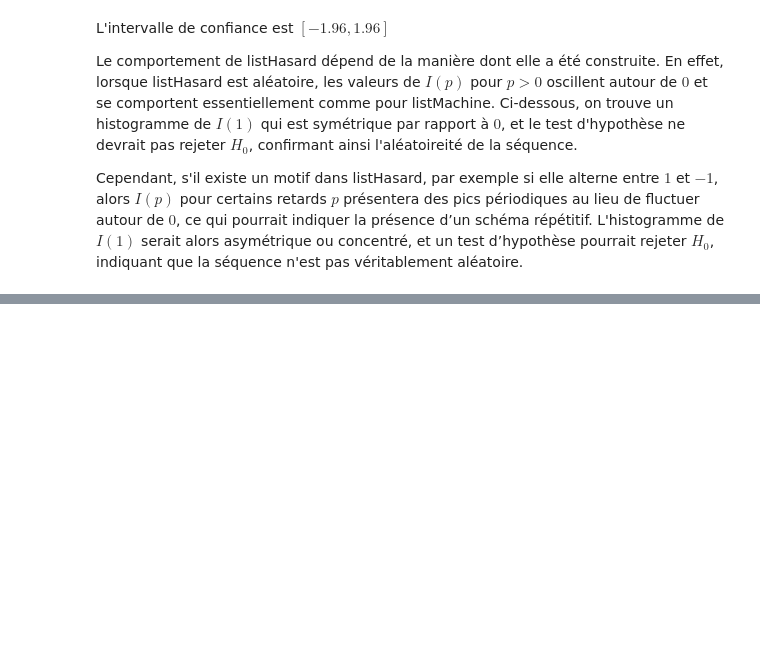
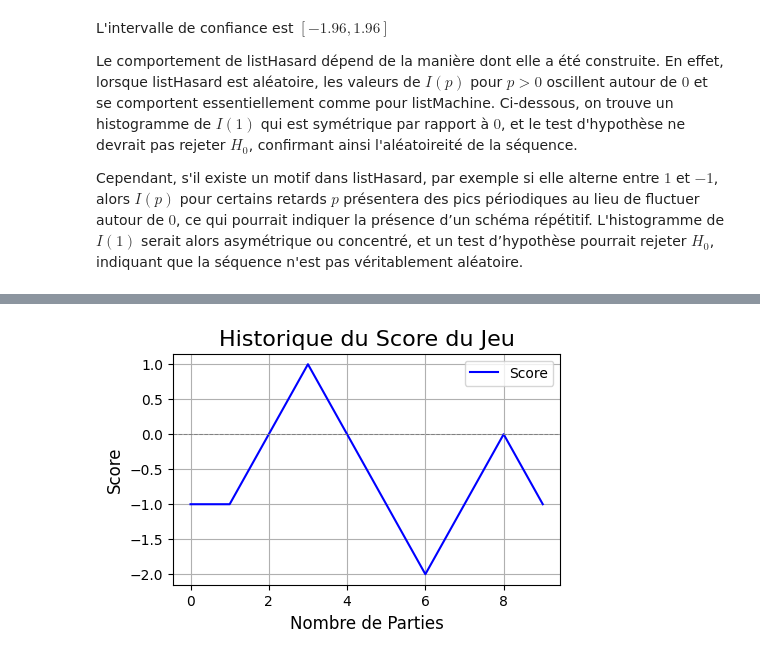
Before and after one commit to wel1s/statistic-AI, a Jupyter notebook: Jeu-IHM.ipynb, the cells around one changed output, grey strips where cells are left out. Drawn from its saved outputs; the diff is of its cells as text; code cells hidden in the pictures; blank space fills up the shorter version.

```diff
--- a/Jeu-IHM.ipynb
+++ b/Jeu-IHM.ipynb
@@ -620,0 +626,81 @@ $I(p)$ pour certains retards $p$ présentera des pics périodiques au lieu de fl
+# %%
+import tkinter as tk
+import numpy as np
+from matplotlib.backends.backend_tkagg import FigureCanvasTkAgg
+import matplotlib.pyplot as plt
+
+choix = ["Pierre", "Papier", "Ciseaux", "Lézard", "Spock"]
+règles = {
+    (0, 2): 1, (0, 3): 1, (1, 0): 1, (1, 4): 1,
+    (2, 1): 1, (2, 3): 1, (3, 1): 1, (3, 4): 1,
+    (4, 0): 1, (4, 2): 1
+}
+règles.update({(j, i): -1 for i, j in règles.keys()})
+for i in range(5):
+    règles[(i, i)] = 0
+
+mouvements_humain = []
+mouvements_ia = []
+scores = []
+score = 0
+mémoire = np.zeros((5, 5), dtype=int)
+
+def decision_ia(mouvement_humain):
+    if len(mouvements_humain) < 1:
+        return np.random.choice(range(5))
+    probabilités = mémoire[mouvement_humain] / (np.sum(mémoire[mouvement_humain]) + 1e-10)
+    mouvement_humain_prédit = np.argmax(probabilités)
+    return (mouvement_humain_prédit + 1) % 5
+
+def jouer(mouvement_humain):
+    global score, mémoire
+    mouvement_ia = decision_ia(mouvement_humain)
+    if len(mouvements_humain) > 0:
+        mémoire[mouvements_humain[-1], mouvement_humain] += 1
+    résultat = règles[(mouvement_humain, mouvement_ia)]
+    mouvements_humain.append(mouvement_humain)
+    mouvements_ia.append(mouvement_ia)
+    score += résultat
+    scores.append(score)
+    etiquette_mouvement.config(
+        text=f"Humain : {choix[mouvement_humain]}, IA : {choix[mouvement_ia]}\nRésultat : {'Gagné' if résultat == 1 else 'Perdu' if résultat == -1 else 'Égalité'}"
+    )
+    etiquette_score.config(text=f"Score : {score}")
+    mettre_a_jour_graphique()
+
+def mettre_a_jour_graphique():
+    ax.clear()
+    ax.plot(scores, label="Score", color="blue")
+    ax.axhline(0, color="gray", linestyle="--", linewidth=0.7)
+    ax.set_title("Historique du Score du Jeu", fontsize=16)
+    ax.set_xlabel("Nombre de Parties", fontsize=12)
+    ax.set_ylabel("Score", fontsize=12)
+    ax.grid(True)
+    ax.legend()
+    canvas.draw()
+
+racine = tk.Tk()
+racine.title("Pierre-Papier-Ciseaux-Lézard-Spock")
+racine.geometry("800x600")  # Définir la taille de la fenêtre (Largeur x Hauteur)
+
+etiquette_mouvement = tk.Label(racine, text="Faites votre choix !", font=("Arial", 14))
+etiquette_mouvement.pack(pady=10)
+
+etiquette_score = tk.Label(racine, text="Score : 0", font=("Arial", 12))
+etiquette_score.pack(pady=10)
+
+cadre_boutons = tk.Frame(racine)
+cadre_boutons.pack()
+
+for i, choix_utilisateur in enumerate(choix):
+    bouton = tk.Button(cadre_boutons, text=choix_utilisateur, font=("Arial", 12), command=lambda mouvement=i: jouer(mouvement))
+    bouton.grid(row=0, column=i, padx=5, pady=5)
+
+fig, ax = plt.subplots(figsize=(5, 3))
+canvas = FigureCanvasTkAgg(fig, master=racine)
+widget_canvas = canvas.get_tk_widget()
+widget_canvas.pack()
+
+racine.mainloop()
+# %% [output]
+[figure, added]
```
Also changed, not shown: parts of 5 cells of this notebook.
